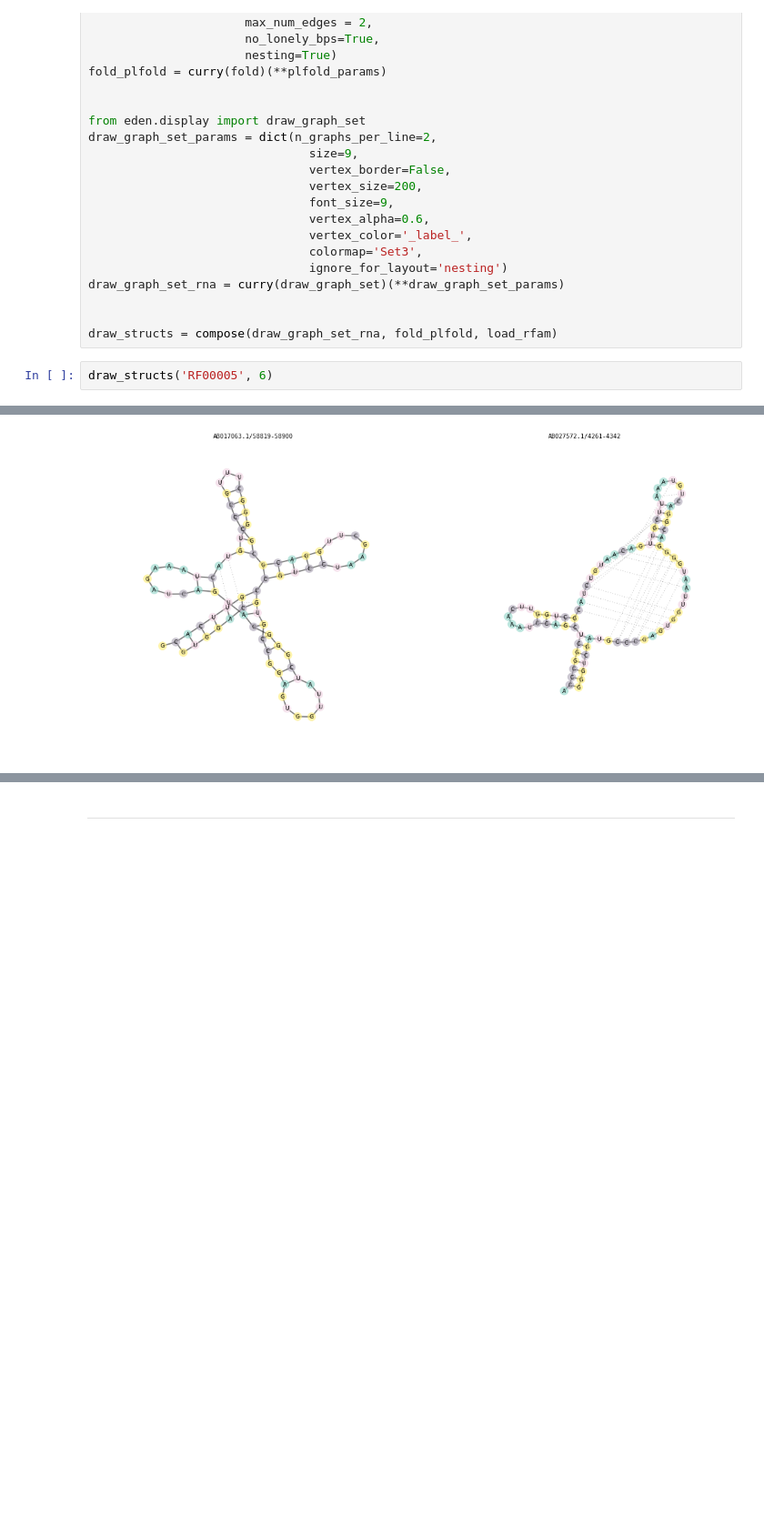
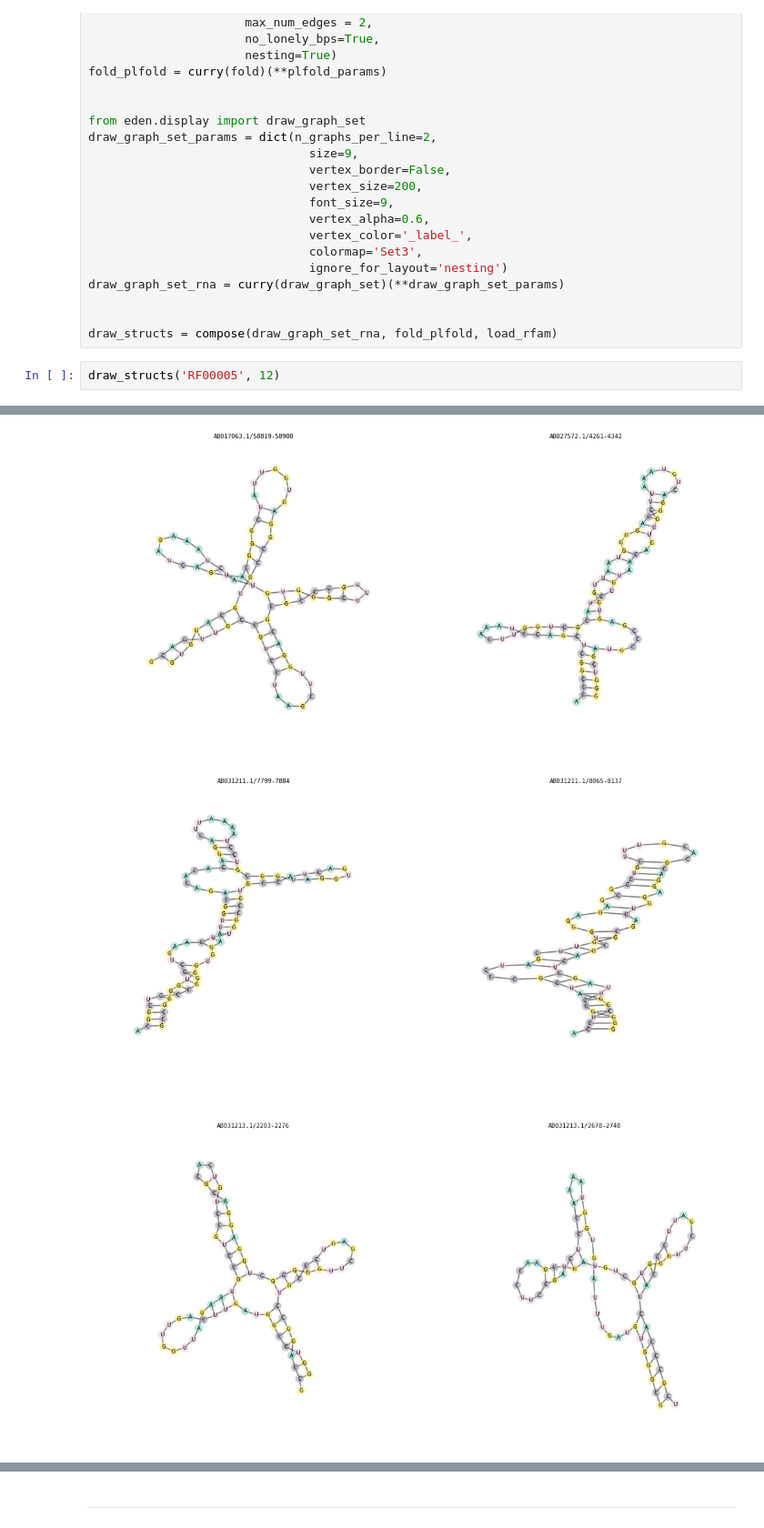
Before and after one commit to fabriziocosta/EDeN_examples, a Jupyter notebook: rna/folding-func.ipynb, the cells around one changed output, grey strips where cells are left out. Shown at 91% size. Drawn from its saved outputs; the diff is of its cells as text; blank space fills up the shorter version.

```diff
--- a/rna/folding-func.ipynb
+++ b/rna/folding-func.ipynb
@@ -38,5 +41,5 @@ draw_graph_set_rna = curry(draw_graph_set)(**draw_graph_set_params)
 
 draw_structs = compose(draw_graph_set_rna, fold_plfold, load_rfam)
 # %%
-draw_structs('RF00005', 6)
+draw_structs('RF00005', 12)
 # %% [output]
@@ -45 +48,3 @@ draw_structs('RF00005', 6)
-[figure, old version]
+[figure, new version]
+[figure, added]
+[figure, added]
```
Also changed, not shown: parts of 3 cells of this notebook, 2 other files.
